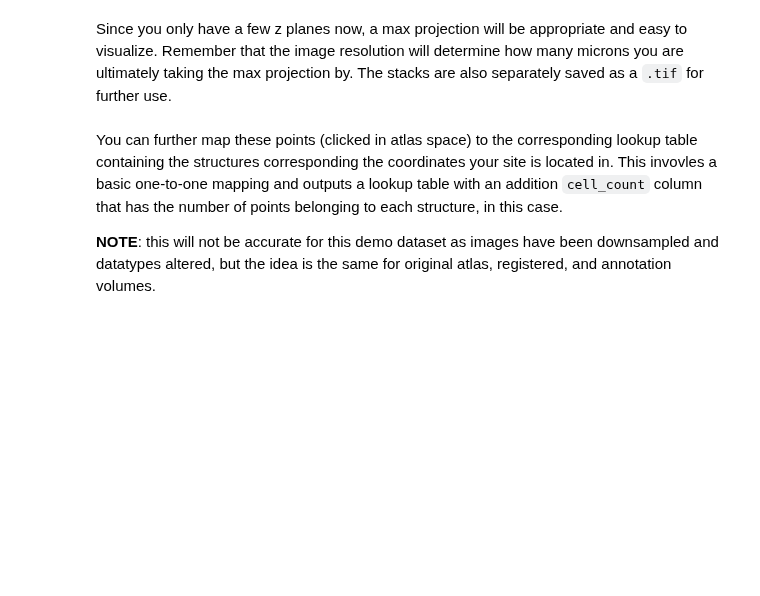
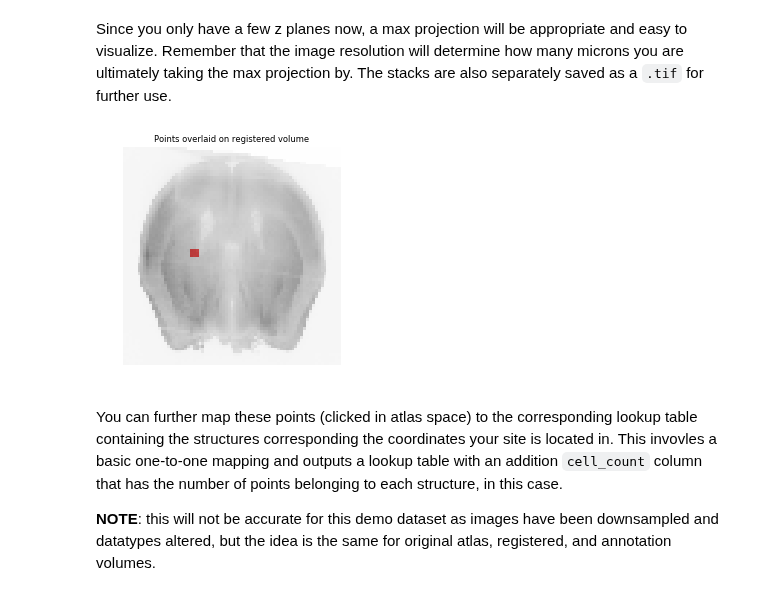
Before and after one commit to PrincetonUniversity/BrainPipe, a Jupyter notebook: tutorials/mapping_rois_to_atlas_tutorial.ipynb, the cells around one changed output. Cells and saved outputs as stored; diff of their text form; code cells hidden in the pictures; blank space fills up the shorter version.

```diff
--- a/tutorials/mapping_rois_to_atlas_tutorial.ipynb
+++ b/tutorials/mapping_rois_to_atlas_tutorial.ipynb
@@ -32,7 +30,7 @@ brain = "mouse10"
 roi_pth = os.path.join(os.getcwd(), "supp_files/fiber_points_RoiSet.zip")
 print(roi_pth)
 #downsized atlas
-atl = os.path.join(os.getcwd(), "supp_files/pma_downsampled.tif")
+atl_pth = os.path.join(os.getcwd(), "supp_files/pma_downsampled.tif")
 
 #sample brain
 vol = os.path.join(os.getcwd(), "supp_files/fiber_downsampled.tif")
@@ -71,7 +67,7 @@ Now let's take the ROIs, find their mean x, y, z dimension coordinate for each s
 # %%
 #MERGED IMAGES TO ATLAS
 #atlas (sagittal)
-atl = tifffile.imread(atl)
+atl = tifffile.imread(atl_pth)
 atl_cnn = np.zeros_like(atl)
 
 #make a merged map for the volume as well
@@ -86,5 +82,5 @@ selem = ball(r)[int(r/2)]
 atl_cnn = atl_cnn.astype("uint8")
 atl_cnn = np.asarray([cv2.dilate(atl_cnn[i], selem, iterations = 1) for i in range(atl_cnn.shape[0])])
 
-merged_Allen = np.stack([atl, atl_cnn, np.zeros_like(atl)], -1)
-tifffile.imsave(os.path.join(dst, "{}_points_merged_to_atlas_sagittal.tif".format(brain)), merged_Allen)
+merged_atlas = np.stack([atl, atl_cnn, np.zeros_like(atl)], -1)
+tifffile.imsave(os.path.join(dst, "{}_points_merged_to_atlas_sagittal.tif".format(brain)), merged_atlas)
@@ -129,6 +124,7 @@ A good way to check (and perhaps quantify later) how well registration worked is
 coronal_atlas = np.transpose(atl, [1, 2, 0]) #make coronal sections
 coronal_img = np.transpose(img, [1, 2, 0])
 
+print("\ncheck to make sure they both have the same shape:\n")
 print(coronal_atlas.shape, coronal_img.shape)
 
 #init
@@ -141,7 +137,7 @@ cor_cnn[cor_site1_av[0]-2:cor_site1_av[0]+2, cor_site1_av[1], cor_site1_av[2]] =
 cor_cnn[cor_site2_av[0]-2:cor_site2_av[0]+2, cor_site2_av[1], cor_site2_av[2]] = 1
 
 #apply dilation
-r = 3
+r = 2
 selem = ball(r)[int(r/2)]
 cor_cnn = cor_cnn.astype("uint8")
 cor_cnn = np.asarray([cv2.dilate(cor_cnn[i], selem, iterations = 1) for i in range(cor_cnn.shape[0])])
@@ -163,35 +163,39 @@ z = np.nonzero(cor_cnn)[0]
 
 #find z range of sites
 site1 = z[0:(z.shape[0]/2)]; site2 = z[(z.shape[0]/2)+1:]
-zrange_site1 = range(min(site1)-1, max(site1)+2); zrange_site2 = range(min(site2)-1, max(site)+22)
+zrange_site1 = range(min(site1)-1, max(site1)+2); zrange_site2 = range(min(site2)-1, max(site2)+2)
 # %% [markdown]
 Since you only have a few z planes now, a max projection will be appropriate and easy to visualize. Remember that the image resolution will determine how many microns you are ultimately taking the max projection by. The stacks are also separately saved as a `.tif` for further use.
 # %%
 #doing a max projection
-maxip1 = np.max(merged_Allen_coronal[zrange_site1], 0)
-maxip2 = np.max(merged_Allen_coronal[zrange_site2], 0)
+maxip1 = np.max(merged_atlas_coronal[zrange_site1], 0)
+maxip2 = np.max(merged_atlas_coronal[zrange_site2], 0)
 
 #TO REGISTERED IMAGE
 tifffile.imsave(os.path.join(dst, "{}_points_merged_to_registered_image_coronal.tif".format(brain)), merged_img_coronal)
-tifffile.imsave(os.path.join(dst, "{}_points_merged_to_registered_image_coronal_site1_z{}_{}.tif".format(brain, min(zrange_site1), max(zrange_site1))), merged_img_coronal[zrange_site1])
-tifffile.imsave(os.path.join(dst, "{}_points_merged_to_registered_image_coronal_site2_z{}_{}.tif".format(brain, min(zrange_site2), max(zrange_site2))), merged_img_coronal[zrange_site2])
+tifffile.imsave(os.path.join(dst, "{}_points_merged_to_registered_image_coronal_site1_z{}_{}.tif".format(brain, min(zrange_site1),
+                                                                max(zrange_site1))), merged_img_coronal[zrange_site1])
+tifffile.imsave(os.path.join(dst, "{}_points_merged_to_registered_image_coronal_site2_z{}_{}.tif".format(brain, min(zrange_site2),
+                                                                max(zrange_site2))), merged_img_coronal[zrange_site2])
 
 #doing a max projection
 maxip1 = np.max(merged_img_coronal[zrange_site1], 0)
 maxip2 = np.max(merged_img_coronal[zrange_site2], 0)
 
 alpha = 0.5 #determines transparency
 cmap = matplotlib.colors.LinearSegmentedColormap.from_list("", ["white", "red"]) #color makes cells pop
 plt.axis("off")
 plt.imshow(maxip1[...,0], "gist_yarg")
 plt.imshow(maxip1[...,1], cmap, alpha = alpha)
 plt.title("Points overlaid on registered volume", fontsize = "small")
 plt.savefig(os.path.join(dst, "{}_points_merged_to_registered_image_coronal_site1_maxip_z{}_{}.pdf".format(brain, min(zrange_site1), max(zrange_site1))), dpi = 300)
 
 plt.imshow(maxip2[...,0], "gist_yarg")
 plt.imshow(maxip2[...,1], cmap, alpha = alpha)
 plt.title("Points overlaid on registered volume", fontsize = "small")
 plt.savefig(os.path.join(dst, "{}_points_merged_to_registered_image_coronal_site2_maxip_z{}_{}.pdf".format(brain, min(zrange_site2), max(zrange_site2))), dpi = 300)
+# %% [output]
+[figure, added]
 # %% [markdown]
 You can further map these points (clicked in atlas space) to the corresponding lookup table containing the structures corresponding the coordinates your site is located in. This invovles a basic one-to-one mapping and outputs a lookup table with an addition `cell_count` column that has the number of points belonging to each structure, in this case.
 
```
Also changed, not shown: parts of 9 cells of this notebook, 1 other file.
